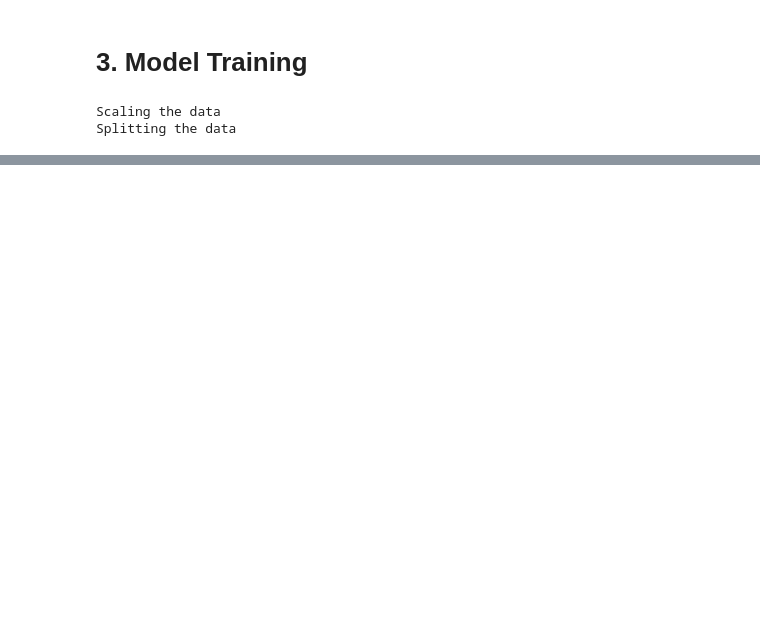
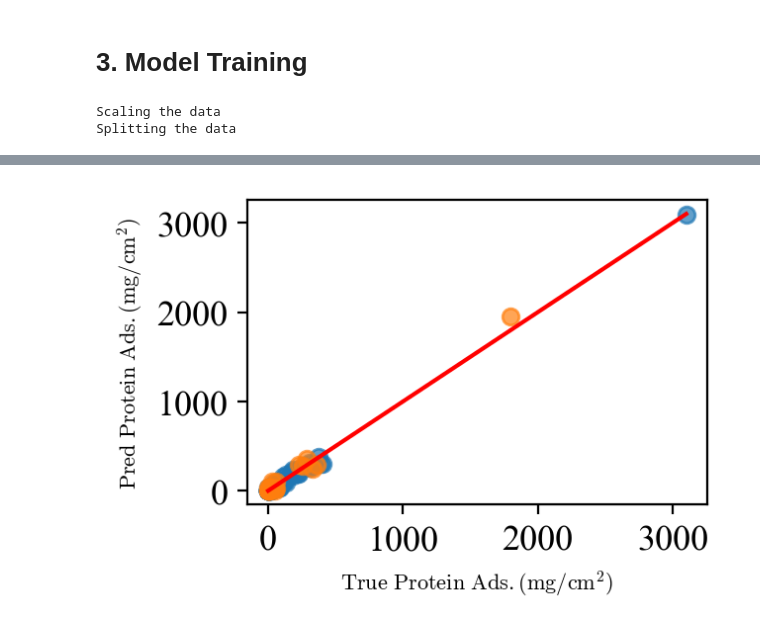
Before and after one commit to EnthusiasticTeslim/ActiveLearner, a Jupyter notebook: notebooks/Polymer.ipynb, the cells around one changed output, grey strips where cells are left out. Saved outputs shown, nothing was run; the diff lists cells and outputs as text; code cells hidden in the pictures; blank space fills up the shorter version.

```diff
--- a/notebooks/Polymer.ipynb
+++ b/notebooks/Polymer.ipynb
@@ -125,3 +139,3 @@ print(net)
 # %%
 # the strategy to query the data
-strategy = RandomSampling(dataset, net)  # load strategy
+randomstrategy = RandomSampling(dataset, net)  # load strategy
@@ -140,3 +142,3 @@ number of testing pool: 25
 # %%
 # first training
-strategy.train()
+randomstrategy.train()
@@ -278,0 +145,2 @@ plt.tight_layout()
+# %%
+random_train, random_test = runAL(strategy=randomstrategy, dataset=dataset, n_round=10, n_query=8)
@@ -278,0 +200,4 @@ plt.tight_layout()
+# %%
+plot_data(random_train, random_test, data, target_col)
+# %% [output]
+[figure, added]
```
Also changed, not shown: parts of 15 cells of this notebook, 6 other files.
